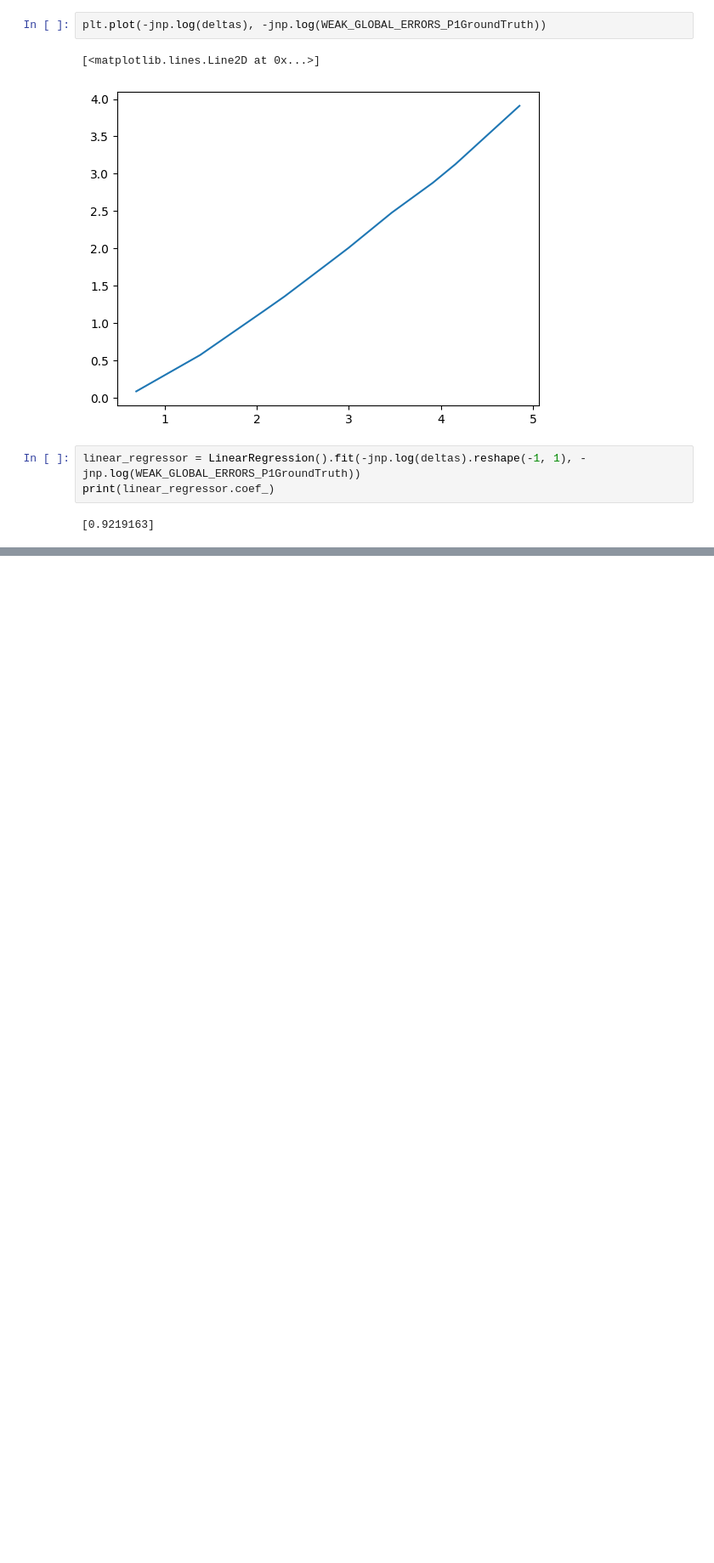
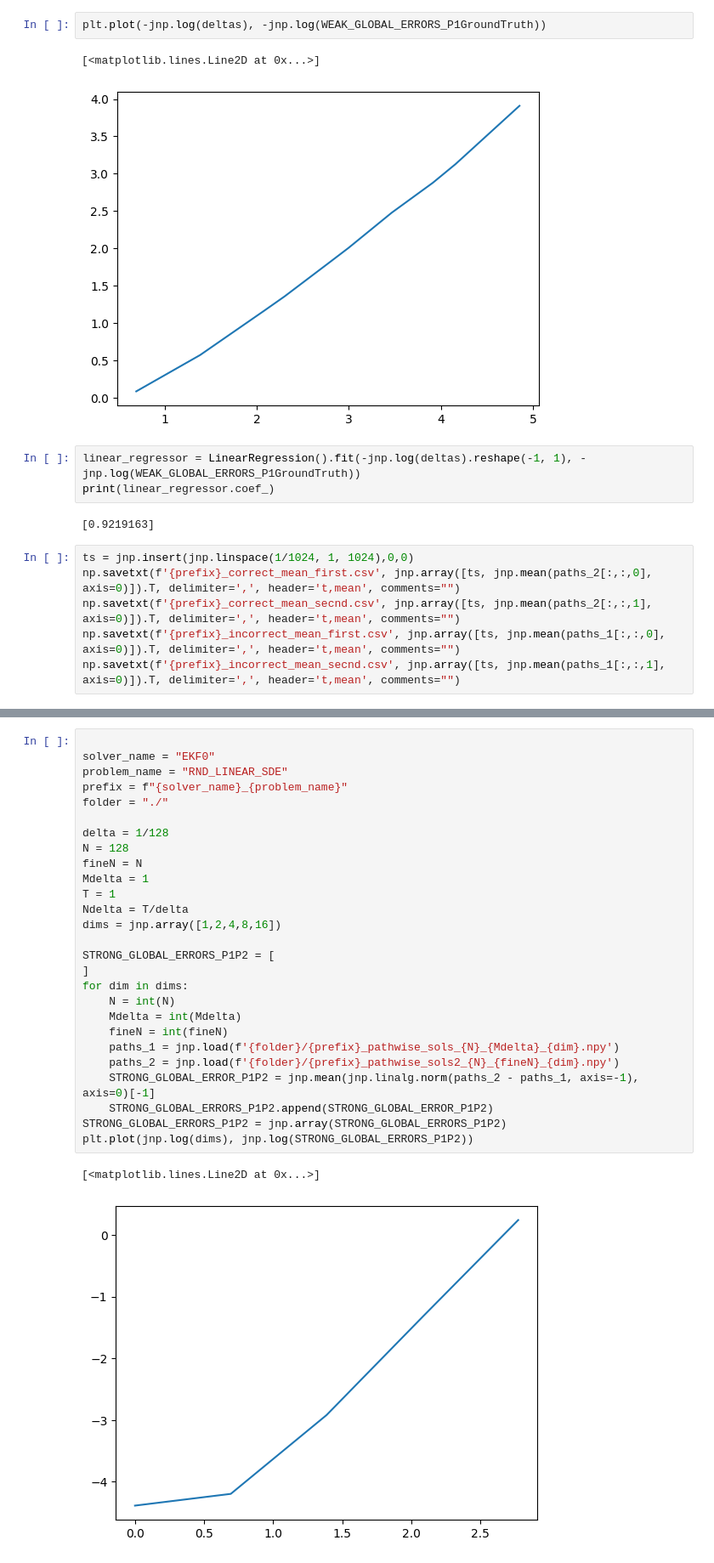
Before and after one commit to ylefay/bayesianSDEsolver, a Jupyter notebook: scripts/Untitled.ipynb, the cells around one changed output, grey strips where cells are left out. Shown at 85% size. Cells and saved outputs as stored; diff of their text form; blank space fills up the shorter version.

```diff
--- a/scripts/Untitled.ipynb
+++ b/scripts/Untitled.ipynb
@@ -142,3 +141,9 @@ linear_regressor = LinearRegression().fit(-jnp.log(deltas).reshape(-1, 1), -jnp.
 print(linear_regressor.coef_)
 # %% [output]
 [0.9219163]
+# %%
+ts = jnp.insert(jnp.linspace(1/1024, 1, 1024),0,0)
+np.savetxt(f'{prefix}_correct_mean_first.csv', jnp.array([ts, jnp.mean(paths_2[:,:,0], axis=0)]).T, delimiter=',', header='t,mean', comments="")
+np.savetxt(f'{prefix}_correct_mean_secnd.csv', jnp.array([ts, jnp.mean(paths_2[:,:,1], axis=0)]).T, delimiter=',', header='t,mean', comments="")
+np.savetxt(f'{prefix}_incorrect_mean_first.csv', jnp.array([ts, jnp.mean(paths_1[:,:,0], axis=0)]).T, delimiter=',', header='t,mean', comments="")
+np.savetxt(f'{prefix}_incorrect_mean_secnd.csv', jnp.array([ts, jnp.mean(paths_1[:,:,1], axis=0)]).T, delimiter=',', header='t,mean', comments="")
@@ -144,0 +169,30 @@ print(linear_regressor.coef_)
+# %%
+
+solver_name = "EKF0"
+problem_name = "RND_LINEAR_SDE"
+prefix = f"{solver_name}_{problem_name}"
+folder = "./"
+
+delta = 1/128
+N = 128
+fineN = N
+Mdelta = 1
+T = 1
+Ndelta = T/delta
+dims = jnp.array([1,2,4,8,16])
+
+STRONG_GLOBAL_ERRORS_P1P2 = [
+]
+for dim in dims:
+    N = int(N)
+    Mdelta = int(Mdelta)
+    fineN = int(fineN)
+    paths_1 = jnp.load(f'{folder}/{prefix}_pathwise_sols_{N}_{Mdelta}_{dim}.npy')
+    paths_2 = jnp.load(f'{folder}/{prefix}_pathwise_sols2_{N}_{fineN}_{dim}.npy')
+    STRONG_GLOBAL_ERROR_P1P2 = jnp.mean(jnp.linalg.norm(paths_2 - paths_1, axis=-1), axis=0)[-1]
+    STRONG_GLOBAL_ERRORS_P1P2.append(STRONG_GLOBAL_ERROR_P1P2)
+STRONG_GLOBAL_ERRORS_P1P2 = jnp.array(STRONG_GLOBAL_ERRORS_P1P2)
+plt.plot(jnp.log(dims), jnp.log(STRONG_GLOBAL_ERRORS_P1P2))
+# %% [output]
+[<matplotlib.lines.Line2D at 0x...>]
+[figure, added]
```
Also changed, not shown: parts of 11 cells of this notebook, 24 other files.
